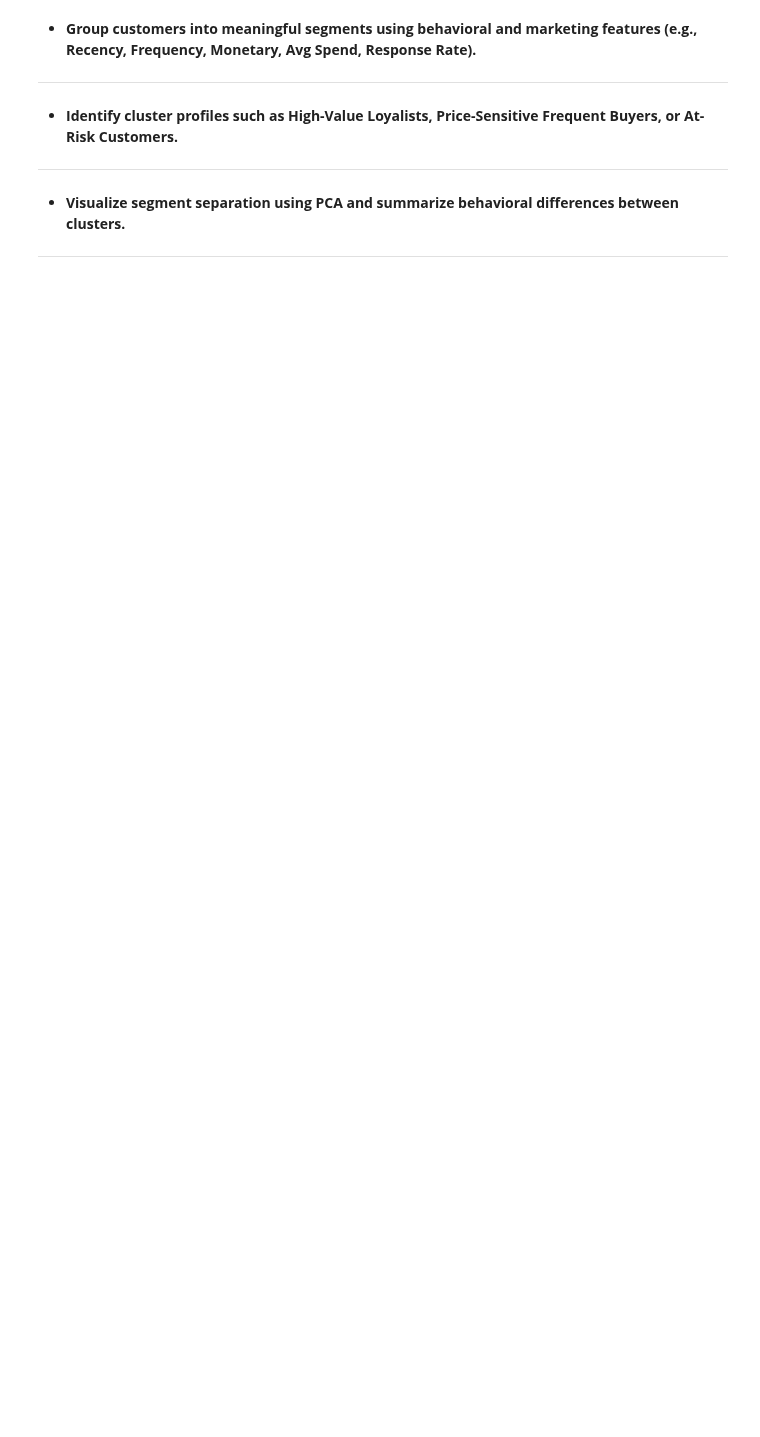
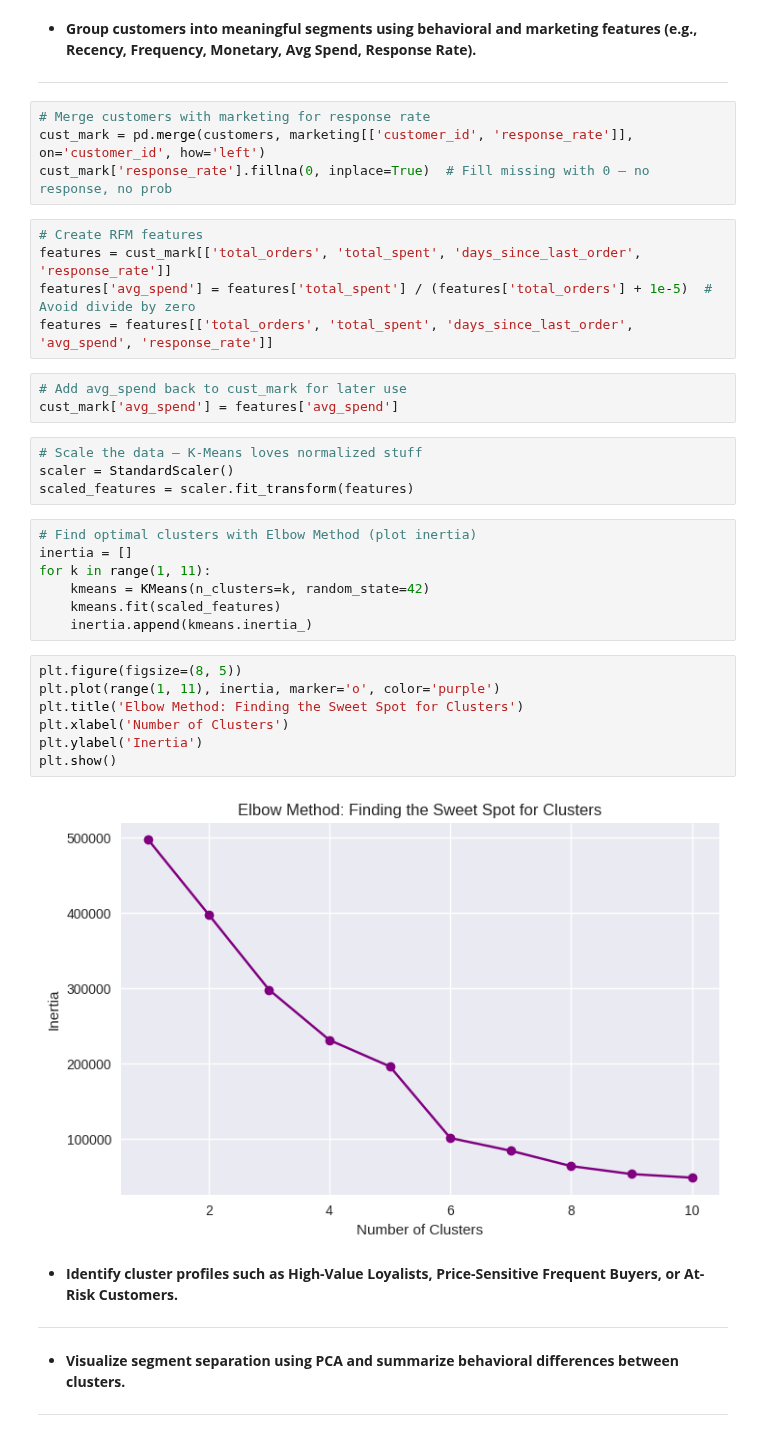
Before and after one commit to Kanakbaghel/Capstone_Project, a Jupyter notebook: Scripts/P3 : Retailsmart Advanced Analytics.ipynb, the cells around one changed output. Drawn from its saved outputs; the diff is of its cells as text; blank space fills up the shorter version.

```diff
--- a/Scripts/P3 : Retailsmart Advanced Analytics.ipynb
+++ b/Scripts/P3 : Retailsmart Advanced Analytics.ipynb
@@ -75,6 +78,38 @@ memory usage: 11.4+ MB
 (e.g., Recency, Frequency, Monetary, Avg Spend, Response Rate).**
 
 ------
+# %%
+# Merge customers with marketing for response rate
+cust_mark = pd.merge(customers, marketing[['customer_id', 'response_rate']], on='customer_id', how='left')
+cust_mark['response_rate'].fillna(0, inplace=True)  # Fill missing with 0 – no response, no prob
+# %%
+# Create RFM features
+features = cust_mark[['total_orders', 'total_spent', 'days_since_last_order', 'response_rate']]
+features['avg_spend'] = features['total_spent'] / (features['total_orders'] + 1e-5)  # Avoid divide by zero
+features = features[['total_orders', 'total_spent', 'days_since_last_order', 'avg_spend', 'response_rate']]
+# %%
+# Add avg_spend back to cust_mark for later use
+cust_mark['avg_spend'] = features['avg_spend']
+# %%
+# Scale the data – K-Means loves normalized stuff
+scaler = StandardScaler()
+scaled_features = scaler.fit_transform(features)
+# %%
+# Find optimal clusters with Elbow Method (plot inertia)
+inertia = []
+for k in range(1, 11):
+    kmeans = KMeans(n_clusters=k, random_state=42)
+    kmeans.fit(scaled_features)
+    inertia.append(kmeans.inertia_)
+# %%
+plt.figure(figsize=(8, 5))
+plt.plot(range(1, 11), inertia, marker='o', color='purple')
+plt.title('Elbow Method: Finding the Sweet Spot for Clusters')
+plt.xlabel('Number of Clusters')
+plt.ylabel('Inertia')
+plt.show()
+# %% [output]
+[figure, added]
 # %% [markdown]
 - **Identify cluster profiles such as High-Value Loyalists, Price-Sensitive Frequent Buyers,
 or At-Risk Customers.**
```
Also changed, not shown: parts of 25 cells of this notebook.
